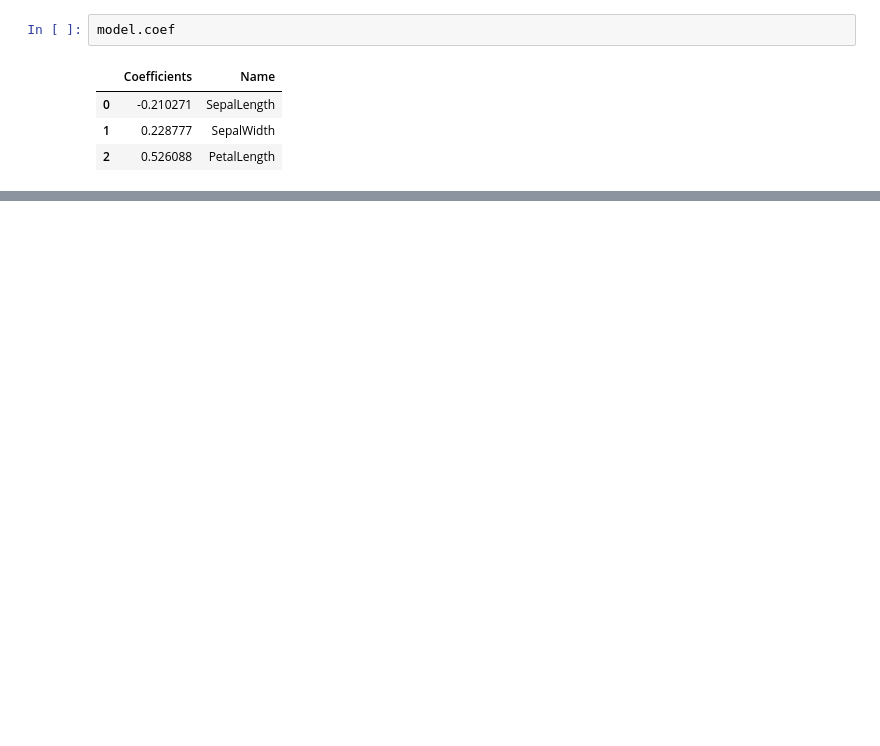
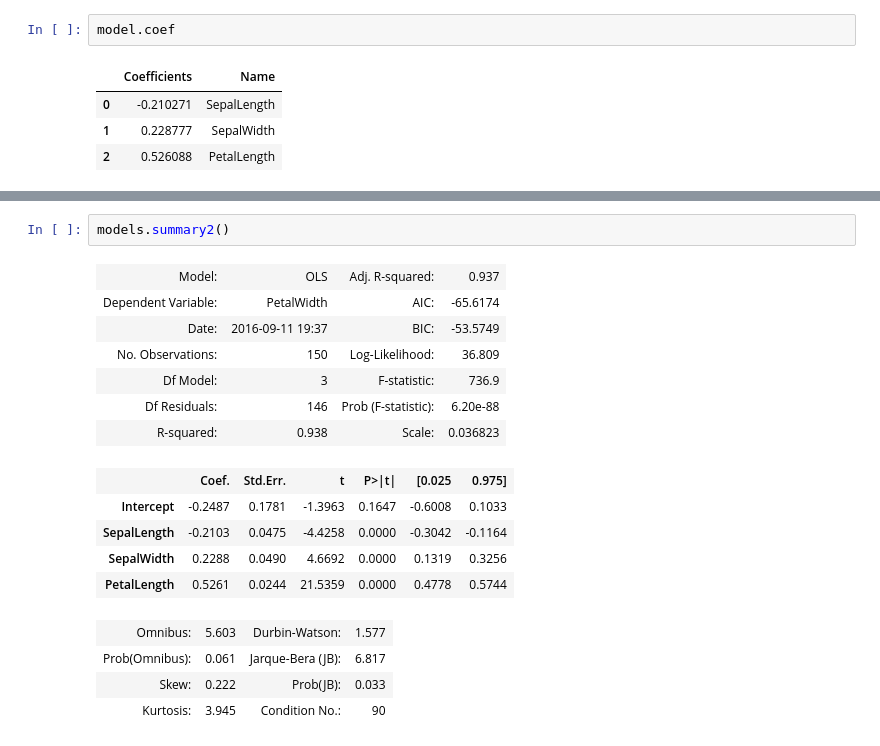
Before and after one commit to ko-da-k/regression, a Jupyter notebook: result.ipynb, the cells around one changed output, grey strips where cells are left out. Drawn from its saved outputs; the diff is of its cells as text; blank space fills up the shorter version.

```diff
--- a/result.ipynb
+++ b/result.ipynb
@@ -34,0 +63,19 @@ data
+# %%
+models.summary2()
+# %% [output]
+| Model: | OLS | Adj. R-squared: | 0.937 |
+| Dependent Variable: | PetalWidth | AIC: | -65.6174 |
+| Date: | 2016-09-11 19:37 | BIC: | -53.5749 |
+| No. Observations: | 150 | Log-Likelihood: | 36.809 |
+| Df Model: | 3 | F-statistic: | 736.9 |
+| Df Residuals: | 146 | Prob (F-statistic): | 6.20e-88 |
+| R-squared: | 0.938 | Scale: | 0.036823 |
+|  | Coef. | Std.Err. | t | P>|t| | [0.025 | 0.975] |
+| Intercept | -0.2487 | 0.1781 | -1.3963 | 0.1647 | -0.6008 | 0.1033 |
+| SepalLength | -0.2103 | 0.0475 | -4.4258 | 0.0000 | -0.3042 | -0.1164 |
+| SepalWidth | 0.2288 | 0.0490 | 4.6692 | 0.0000 | 0.1319 | 0.3256 |
+| PetalLength | 0.5261 | 0.0244 | 21.5359 | 0.0000 | 0.4778 | 0.5744 |
+| Omnibus: | 5.603 | Durbin-Watson: | 1.577 |
+| Prob(Omnibus): | 0.061 | Jarque-Bera (JB): | 6.817 |
+| Skew: | 0.222 | Prob(JB): | 0.033 |
+| Kurtosis: | 3.945 | Condition No.: | 90 |
```
Also changed, not shown: parts of 6 cells of this notebook, 1 other file.
